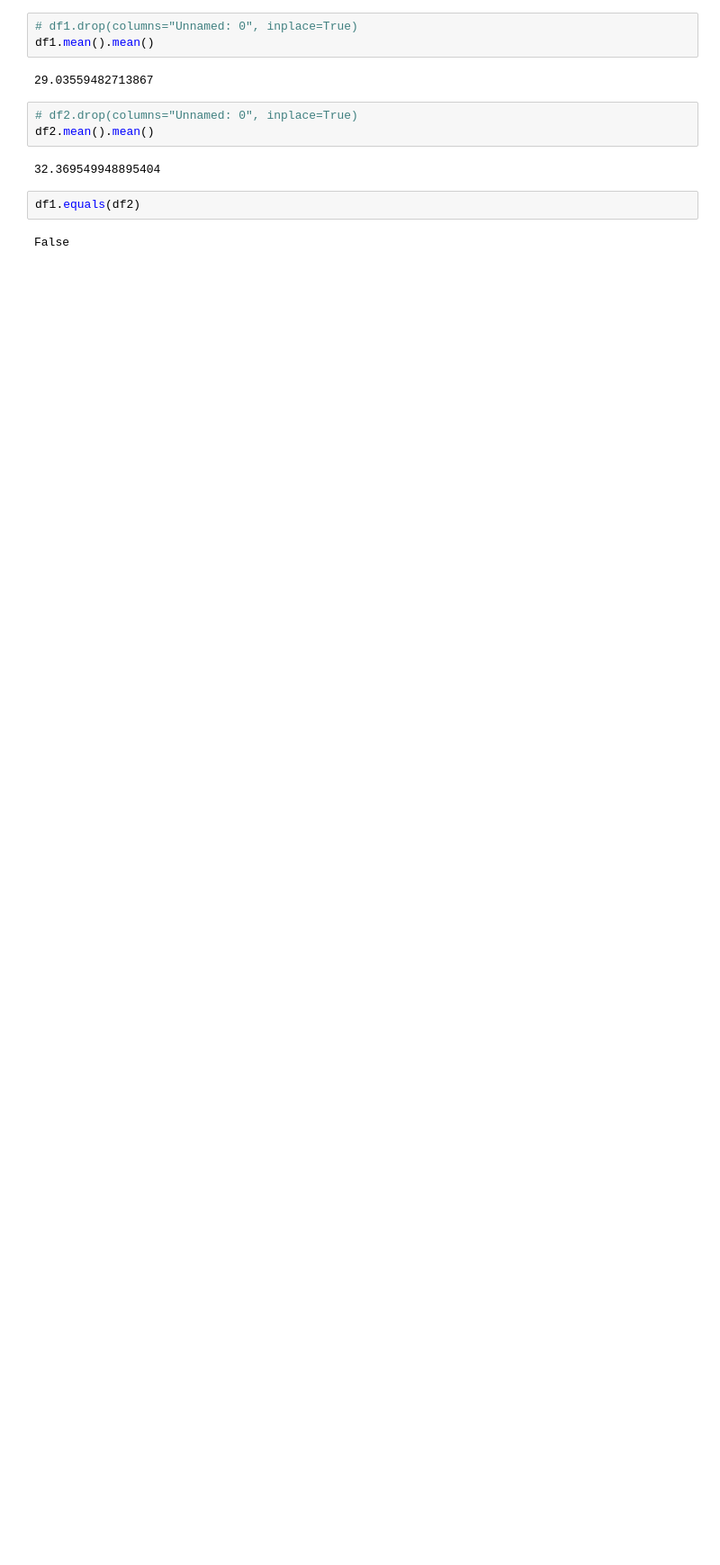
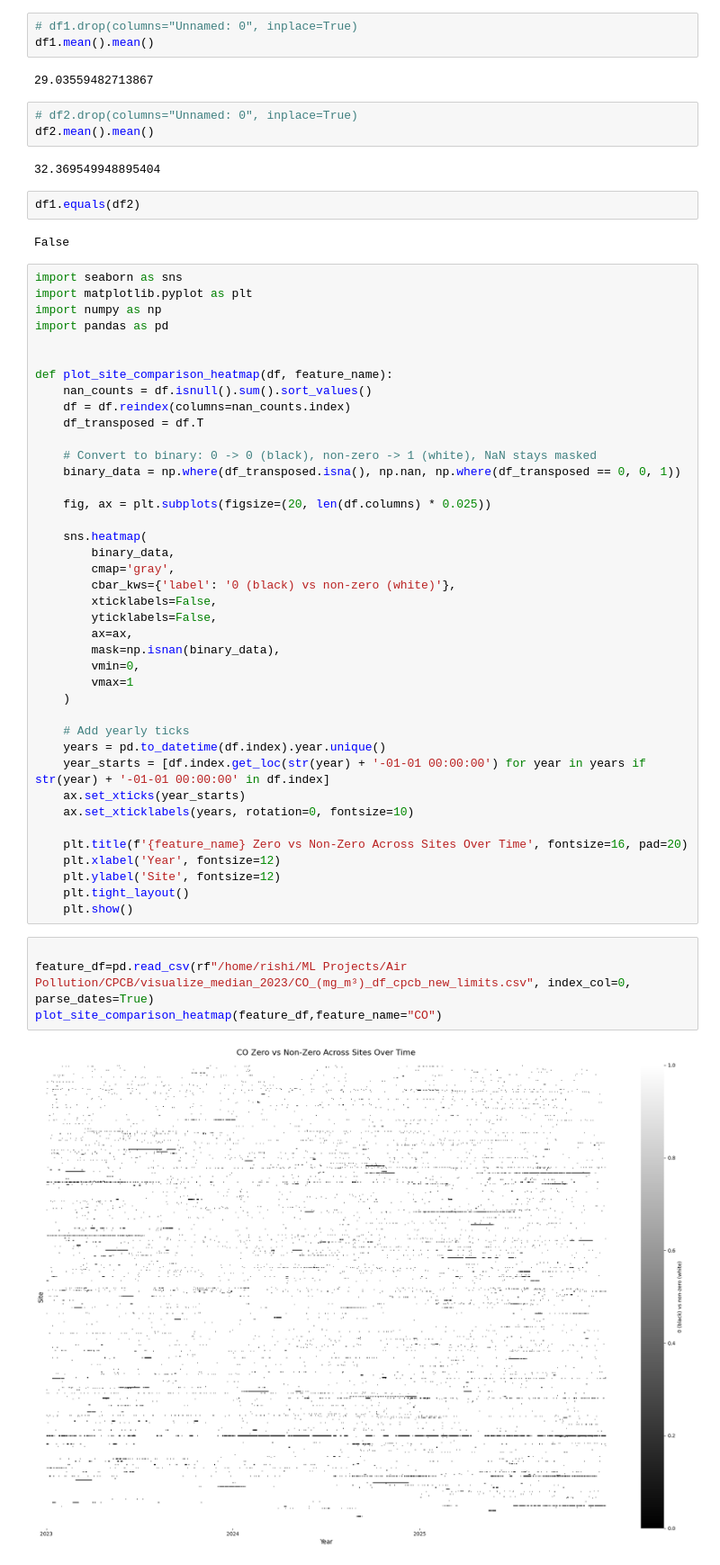
Before and after one commit to Rishi-Bharadwaj/Air-Pollution-Time-Series, a Jupyter notebook: CPCB/temp.ipynb, the cells around one changed output. Shown at 90% size. Cells and saved outputs as stored; diff of their text form; blank space fills up the shorter version.

```diff
--- a/CPCB/temp.ipynb
+++ b/CPCB/temp.ipynb
@@ -216,3 +216,49 @@ df2.mean().mean()
 df1.equals(df2)
 # %% [output]
 False
+# %%
+import seaborn as sns
+import matplotlib.pyplot as plt
+import numpy as np
+import pandas as pd
+
+
+def plot_site_comparison_heatmap(df, feature_name):
+    nan_counts = df.isnull().sum().sort_values()
+    df = df.reindex(columns=nan_counts.index)
+    df_transposed = df.T
+
+    # Convert to binary: 0 -> 0 (black), non-zero -> 1 (white), NaN stays masked
+    binary_data = np.where(df_transposed.isna(), np.nan, np.where(df_transposed == 0, 0, 1))
+
+    fig, ax = plt.subplots(figsize=(20, len(df.columns) * 0.025))
+
+    sns.heatmap(
+        binary_data,
+        cmap='gray',
+        cbar_kws={'label': '0 (black) vs non-zero (white)'},
+        xticklabels=False,
+        yticklabels=False,
+        ax=ax,
+        mask=np.isnan(binary_data),
+        vmin=0,
+        vmax=1
+    )
+
+    # Add yearly ticks
+    years = pd.to_datetime(df.index).year.unique()
+    year_starts = [df.index.get_loc(str(year) + '-01-01 00:00:00') for year in years if str(year) + '-01-01 00:00:00' in df.index]
+    ax.set_xticks(year_starts)
+    ax.set_xticklabels(years, rotation=0, fontsize=10)
+
+    plt.title(f'{feature_name} Zero vs Non-Zero Across Sites Over Time', fontsize=16, pad=20)
+    plt.xlabel('Year', fontsize=12)
+    plt.ylabel('Site', fontsize=12)
+    plt.tight_layout()
+    plt.show()
+# %%
+
+feature_df=pd.read_csv(rf"/home/rishi/ML Projects/Air Pollution/CPCB/visualize_median_2023/CO_(mg_m³)_df_cpcb_new_limits.csv", index_col=0, parse_dates=True)
+plot_site_comparison_heatmap(feature_df,feature_name="CO")
+# %% [output]
+[figure, added]
```
Also changed, not shown: 8 other files.
